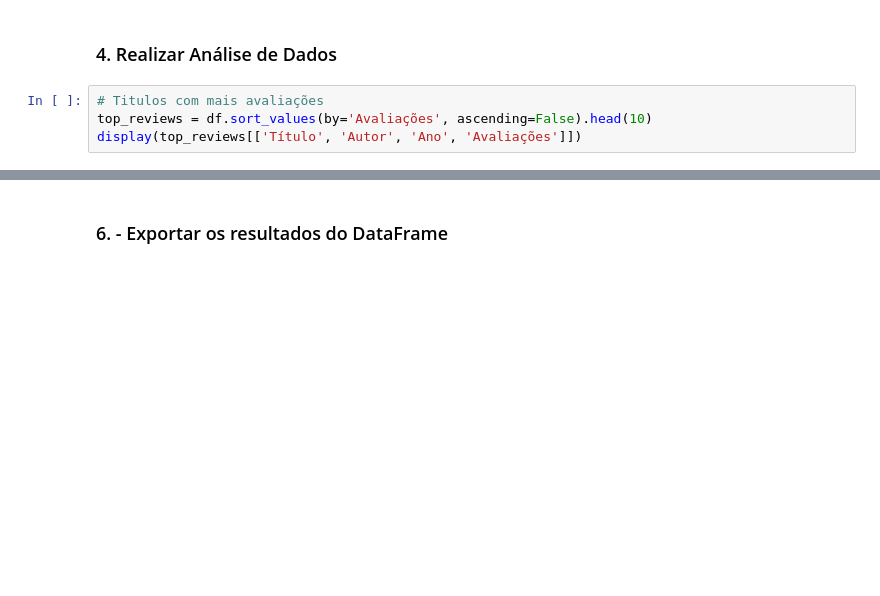
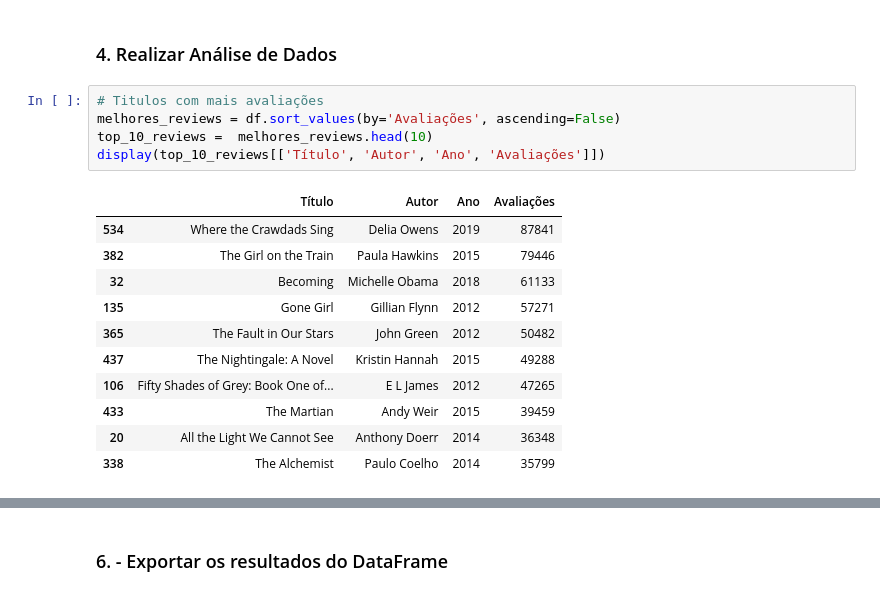
Before and after one commit to Luisot132613/Analise_de_Dados_Amazon_BestSelling_Books, a Jupyter notebook: Notebook/notebook.ipynb, the cells around one changed output, grey strips where cells are left out. Drawn from its saved outputs; the diff is of its cells as text; blank space fills up the shorter version.

```diff
--- a/Notebook/notebook.ipynb
+++ b/Notebook/notebook.ipynb
@@ -46,7 +97,20 @@ display(df.head())
 ### 4. Realizar Análise de Dados
 # %%
 # Titulos com mais avaliações
-top_reviews = df.sort_values(by='Avaliações', ascending=False).head(10)
-display(top_reviews[['Título', 'Autor', 'Ano', 'Avaliações']])
+melhores_reviews = df.sort_values(by='Avaliações', ascending=False)
+top_10_reviews =  melhores_reviews.head(10)
+display(top_10_reviews[['Título', 'Autor', 'Ano', 'Avaliações']])
+# %% [output]
+|  | Título | Autor | Ano | Avaliações |
+| 534 | Where the Crawdads Sing | Delia Owens | 2019 | 87841 |
+| 382 | The Girl on the Train | Paula Hawkins | 2015 | 79446 |
+| 32 | Becoming | Michelle Obama | 2018 | 61133 |
+| 135 | Gone Girl | Gillian Flynn | 2012 | 57271 |
+| 365 | The Fault in Our Stars | John Green | 2012 | 50482 |
+| 437 | The Nightingale: A Novel | Kristin Hannah | 2015 | 49288 |
+| 106 | Fifty Shades of Grey: Book One of... | E L James | 2012 | 47265 |
+| 433 | The Martian | Andy Weir | 2015 | 39459 |
+| 20 | All the Light We Cannot See | Anthony Doerr | 2014 | 36348 |
+| 338 | The Alchemist | Paulo Coelho | 2014 | 35799 |
 # %%
 # Títulos com melhores avaliações dos usuários
```
Also changed, not shown: parts of 15 cells of this notebook.
